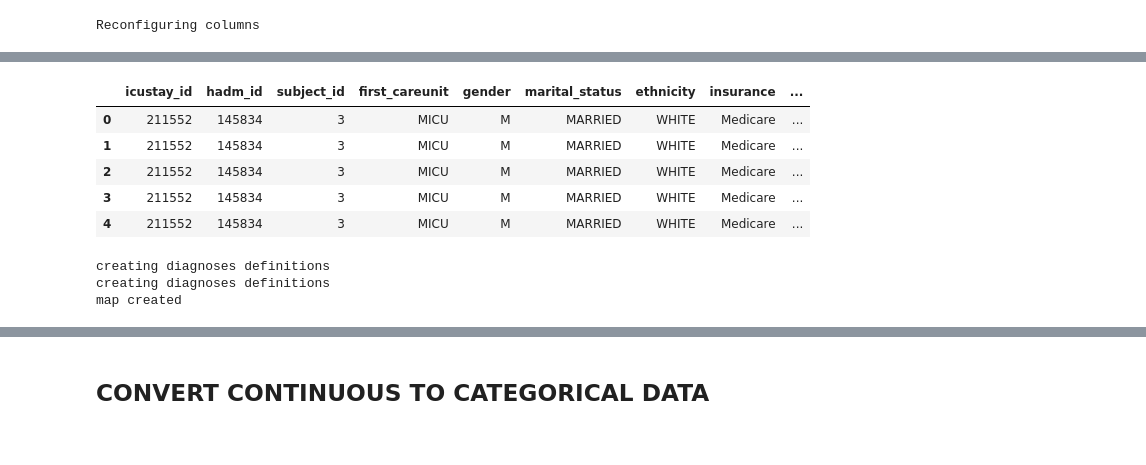
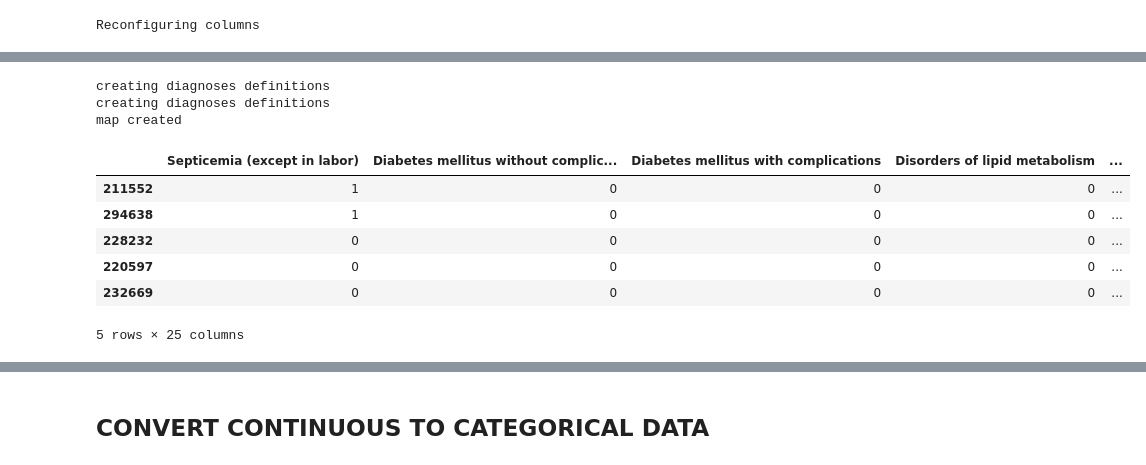
Before and after one commit to RJBeetel3/icu-data-exploration, a Jupyter notebook: icu_mortality_prediction/icu_mortality_prediction/notebooks/PATIENT_DEMOGRAPHICS_FIRST24.ipynb, the cells around one changed output, grey strips where cells are left out. Drawn from its saved outputs; the diff is of its cells as text; code cells hidden in the pictures.

```diff
--- a/icu_mortality_prediction/icu_mortality_prediction/notebooks/PATIENT_DEMOGRAPHICS_FIRST24.ipynb
+++ b/icu_mortality_prediction/icu_mortality_prediction/notebooks/PATIENT_DEMOGRAPHICS_FIRST24.ipynb
@@ -126,12 +147,3 @@ ptnt_demog_data2_df.head()
-# %%
-ptnt_demog_data_df.head()
-# %% [output]
-|  | icustay_id | hadm_id | subject_id | first_careunit | gender | marital_status | ethnicity | insurance | ... |
-| 0 | 211552 | 145834 | 3 | MICU | M | MARRIED | WHITE | Medicare | ... |
-| 1 | 211552 | 145834 | 3 | MICU | M | MARRIED | WHITE | Medicare | ... |
-| 2 | 211552 | 145834 | 3 | MICU | M | MARRIED | WHITE | Medicare | ... |
-| 3 | 211552 | 145834 | 3 | MICU | M | MARRIED | WHITE | Medicare | ... |
-| 4 | 211552 | 145834 | 3 | MICU | M | MARRIED | WHITE | Medicare | ... |
 # %%
 diagnoses_bm, diagnoses = ptnt_demog.create_diagnoses_defs(ptnt_demog_data_df)
 
@@ -151,3 +163,15 @@ diagnoses_bm, diagnoses = ptnt_demog.create_diagnoses_defs(ptnt_demog_data_df)
 creating diagnoses definitions
 creating diagnoses definitions
 map created
+# %%
+test_df, diagnoses2 = ptnt_demog.create_diagnoses_df(ptnt_demog_data2_df, diagnoses_bm, diagnoses)
+# %%
+diagnoses2.head()
+# %% [output]
+|  | Septicemia (except in labor) | Diabetes mellitus without complic... | Diabetes mellitus with complications | Disorders of lipid metabolism | ... |
+| 211552 | 1 | 0 | 0 | 0 | ... |
+| 294638 | 1 | 0 | 0 | 0 | ... |
+| 228232 | 0 | 0 | 0 | 0 | ... |
+| 220597 | 0 | 0 | 0 | 0 | ... |
+| 232669 | 0 | 0 | 0 | 0 | ... |
+5 rows × 25 columns
```
Also changed, not shown: parts of 34 cells of this notebook, 1 other file.
